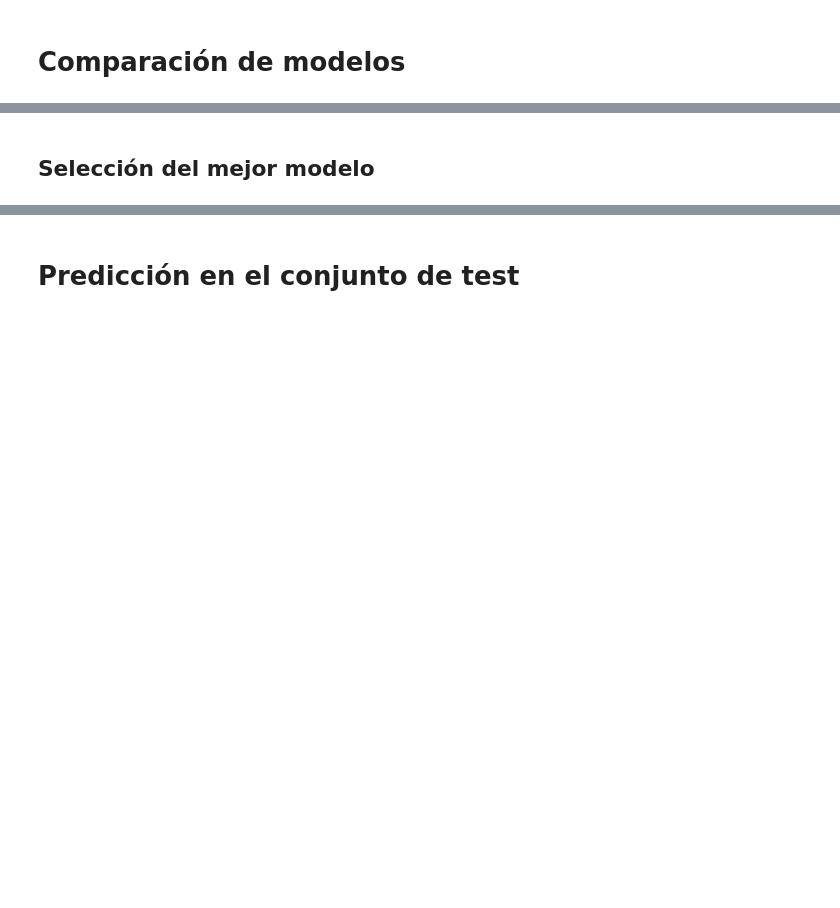
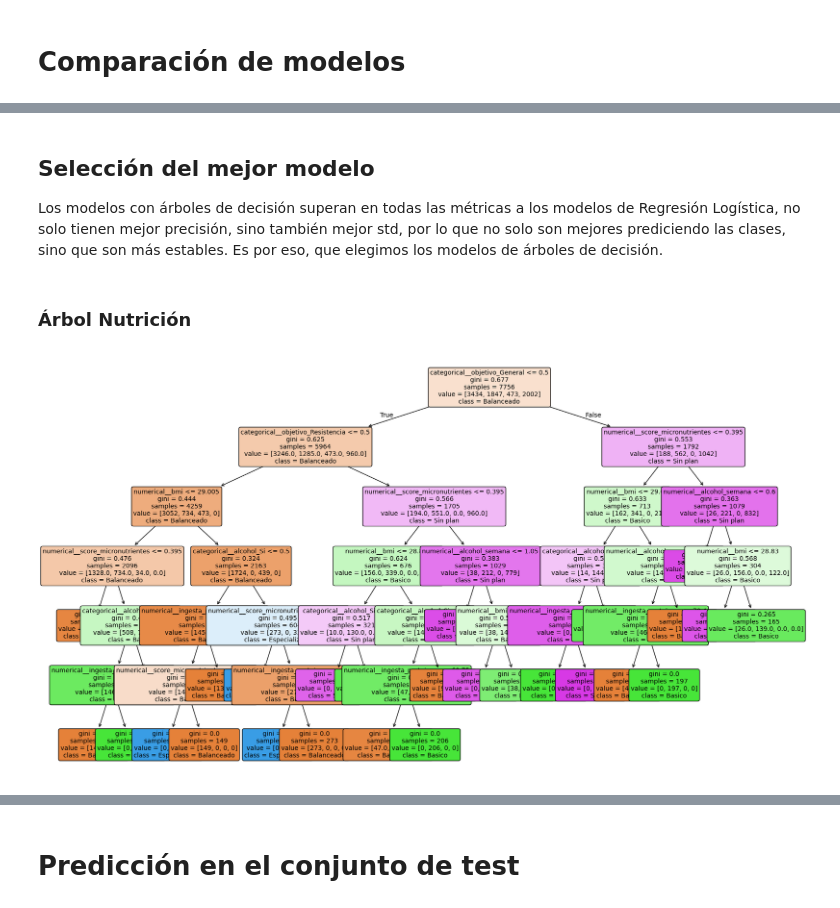
Before and after one commit to ML-2026-10/Lab3-Classfication, a Jupyter notebook: ml_lab3.ipynb, the cells around one changed output, grey strips where cells are left out. Drawn from its saved outputs; the diff is of its cells as text; code cells hidden in the pictures; blank space fills up the shorter version.

```diff
--- a/ml_lab3.ipynb
+++ b/ml_lab3.ipynb
@@ -480 +718,6 @@ c_models = {}
+# %%
+models["entrenamiento_DT"] = {
+    "cv" : grid_3,
+    "best_y_pred": grid_3.best_estimator_.predict(X_test)
+}
 # %% [markdown]
@@ -482,2 +725,4 @@ c_models = {}
 # %%
-# TODO: n_classification
+grid_4 = GridSearchCV(estimator=pipeline_2, param_grid=param_grid, cv=kfold, scoring='f1_macro', n_jobs=-1, verbose=1)
+
+grid_4.fit(X_train, y_train_n)
@@ -484,2 +748,7 @@ c_models = {}
+# %%
+models["nutricion_DT"] = {
+    "cv" : grid_4,
+    "best_y_pred": grid_4.best_estimator_.predict(X_test)
+}
 # %% [markdown]
 # Comparación de modelos
@@ -579,2 +841,24 @@ Index: []
 # %% [markdown]
 ## Selección del mejor modelo
+
+Los modelos con árboles de decisión superan en todas las métricas a los modelos de Regresión Logística, no solo tienen mejor precisión, sino también mejor std, por lo que no solo son mejores prediciendo las clases, sino que son más estables. Es por eso, que elegimos los modelos de árboles de decisión.
+# %%
+best_n_model = models["nutricion_DT"]["cv"].best_estimator_
+best_e_model = models["entrenamiento_DT"]["cv"].best_estimator_
+# %% [markdown]
+### Árbol Nutrición
+# %%
+feature_names = best_n_model.named_steps['preprocessor'].get_feature_names_out()
+tree = best_n_model.named_steps['model']
+plt.figure(figsize=(20, 12))
+plot_tree(
+    tree,
+    feature_names=feature_names,
+    class_names=tree.classes_,
+    filled=True,
+    rounded=True,
+    fontsize=10
+)
+plt.show()
+# %% [output]
+[figure, added]
```
Also changed, not shown: parts of 50 cells of this notebook, 1 other file.
